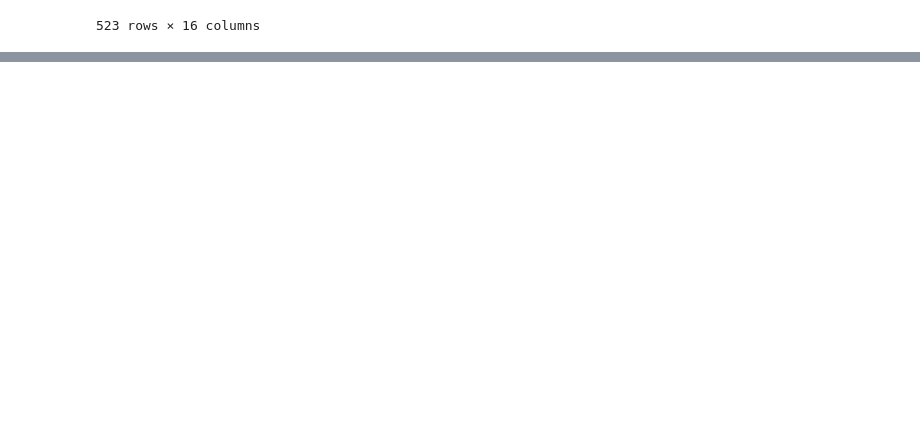
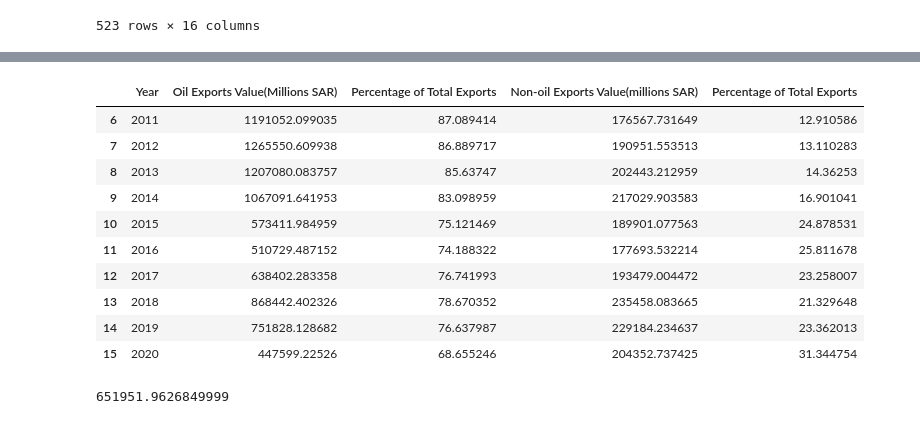
Before and after one commit to Aabusabaeen/Capstone-Project, a Jupyter notebook: CP_EDA_Cleaning.ipynb, the cells around one changed output, grey strips where cells are left out. Drawn from its saved outputs; the diff is of its cells as text; code cells hidden in the pictures; blank space fills up the shorter version.

```diff
--- a/CP_EDA_Cleaning.ipynb
+++ b/CP_EDA_Cleaning.ipynb
@@ -206,0 +240,27 @@ Exports_commodityGroup
+# %%
+Trading_Oil_non_Oil.drop(['Unnamed: 5','الفهرس / Index'], axis=1, inplace=True)
+# %%
+Trading_Oil_non_Oil.rename(columns={'Unnamed: 0': 'Year', 'Unnamed: 1' : 'Oil Exports Value(Millions SAR)',
+'Unnamed: 2' : 'Percentage of Total Exports', 'Unnamed: 3' : 'Non-oil Exports Value(millions SAR)',
+'Unnamed: 4' : 'Percentage of Total Exports'}, inplace=True)
+# %%
+Trading_Oil_non_Oil.drop([0,1,2,3,4,5], axis=0, inplace=True)
+# %%
+Trading_Oil_non_Oil
+# %% [output]
+|  | Year | Oil Exports Value(Millions SAR) | Percentage of Total Exports | Non-oil Exports Value(millions SAR) | Percentage of Total Exports |
+| 6 | 2011 | 1191052.099035 | 87.089414 | 176567.731649 | 12.910586 |
+| 7 | 2012 | 1265550.609938 | 86.889717 | 190951.553513 | 13.110283 |
+| 8 | 2013 | 1207080.083757 | 85.63747 | 202443.212959 | 14.36253 |
+| 9 | 2014 | 1067091.641953 | 83.098959 | 217029.903583 | 16.901041 |
+| 10 | 2015 | 573411.984959 | 75.121469 | 189901.077563 | 24.878531 |
+| 11 | 2016 | 510729.487152 | 74.188322 | 177693.532214 | 25.811678 |
+| 12 | 2017 | 638402.283358 | 76.741993 | 193479.004472 | 23.258007 |
+| 13 | 2018 | 868442.402326 | 78.670352 | 235458.083665 | 21.329648 |
+| 14 | 2019 | 751828.128682 | 76.637987 | 229184.234637 | 23.362013 |
+| 15 | 2020 | 447599.22526 | 68.655246 | 204352.737425 | 31.344754 |
+# %%
+# Yess, it matches the overall exports in Trading2020 file
+447599.22526 + 204352.737425
+# %% [output]
+651951.9626849999
```
Also changed, not shown: parts of 12 cells of this notebook, 8 other files.
